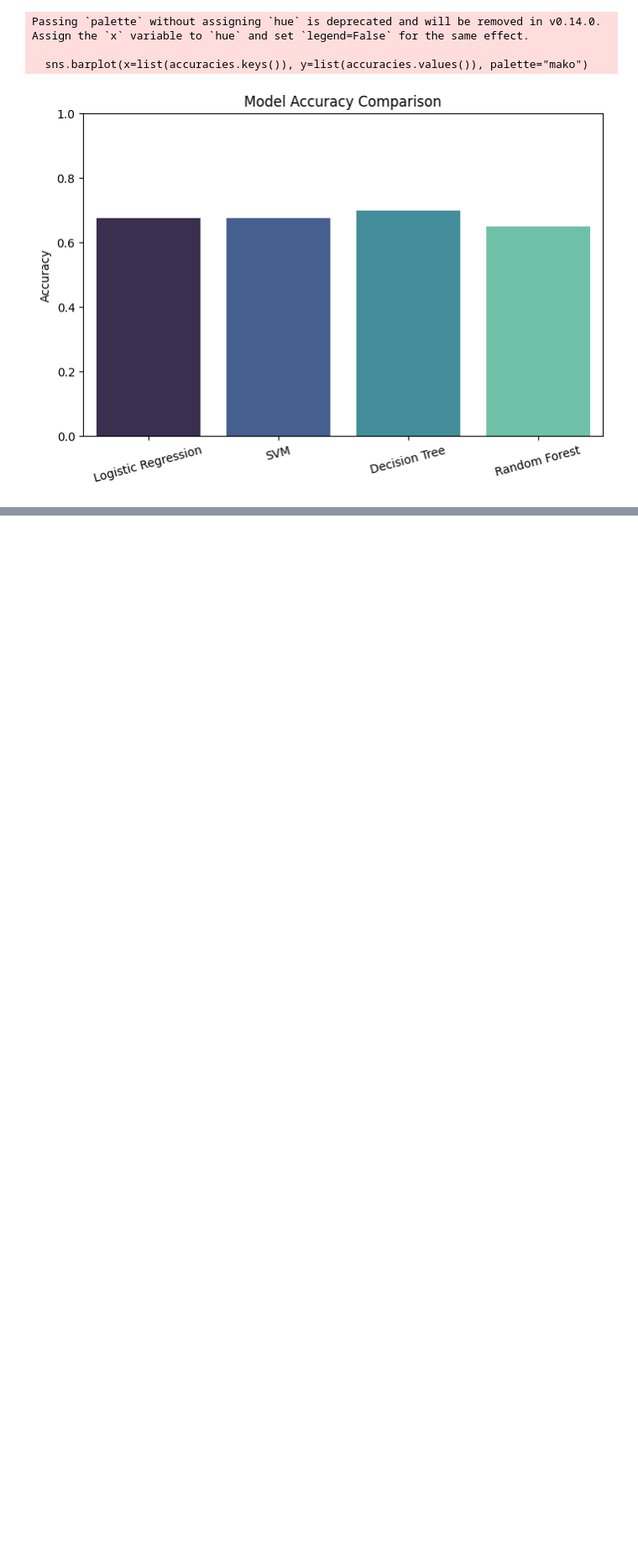
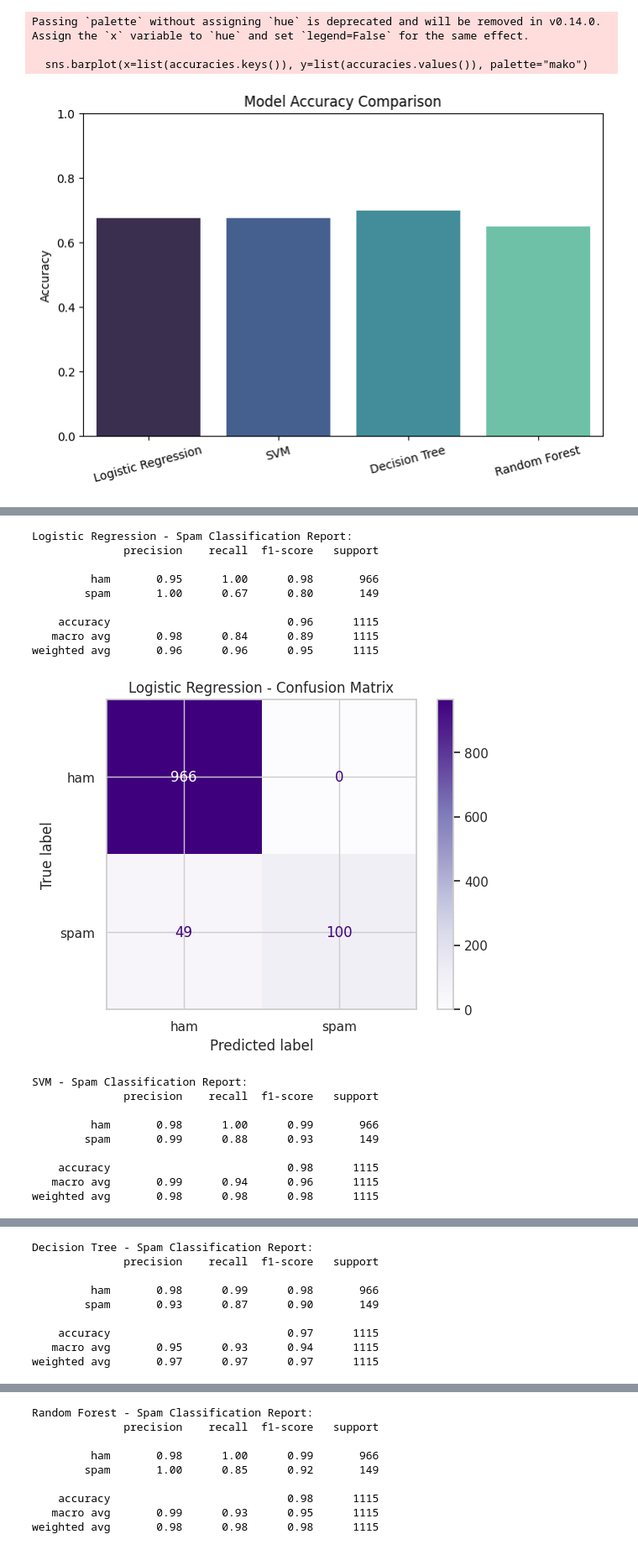
Before and after one commit to omnanda04/Om_MetaSciforTechnology, a Jupyter notebook: MachineLearning.ipynb, the cells around one changed output, grey strips where cells are left out. Shown: that part at 84% size. Saved outputs shown, nothing was run; the diff lists cells and outputs as text; code cells hidden in the pictures; blank space fills up the shorter version.

```diff
--- a/MachineLearning.ipynb
+++ b/MachineLearning.ipynb
@@ -120,0 +162,54 @@ Passing `palette` without assigning `hue` is deprecated and will be removed in v
+# %%
+# Text vectorization using TF-IDF
+tfidf = TfidfVectorizer(stop_words='english')
+X = tfidf.fit_transform(df_spam['Message'])
+y = df_spam['Label']
+
+# Train-test split
+X_train, X_test, y_train, y_test = train_test_split(X, y, test_size=0.2, random_state=42)
+
+# Define models
+models = {
+    "Logistic Regression": LogisticRegression(max_iter=1000, random_state=42),
+    "SVM": SVC(kernel='linear'),
+    "Decision Tree": DecisionTreeClassifier(random_state=42),
+    "Random Forest": RandomForestClassifier(n_estimators=100, random_state=42)
+}
+# %%
+# Train and evaluate models
+spam_accuracies = {}
+
+for name, model in models.items():
+    model.fit(X_train, y_train)
+    y_pred = model.predict(X_test)
+    acc = accuracy_score(y_test, y_pred)
+    spam_accuracies[name] = acc
+
+    print(f"\n{name} - Spam Classification Report:")
+    print(classification_report(y_test, y_pred, target_names=label_encoder.classes_))
+
+    cm = confusion_matrix(y_test, y_pred)
+    disp = ConfusionMatrixDisplay(confusion_matrix=cm, display_labels=label_encoder.classes_)
+    disp.plot(cmap='Purples')
+    plt.title(f"{name} - Confusion Matrix")
+    plt.show()
+# %% [output]
+Logistic Regression - Spam Classification Report:
+              precision    recall  f1-score   support
+
+         ham       0.95      1.00      0.98       966
+        spam       1.00      0.67      0.80       149
+
+    accuracy                           0.96      1115
+   macro avg       0.98      0.84      0.89      1115
+weighted avg       0.96      0.96      0.95      1115
+[figure, added]
+SVM - Spam Classification Report:
+              precision    recall  f1-score   support
+
+         ham       0.98      1.00      0.99       966
+        spam       0.99      0.88      0.93       149
+
+    accuracy                           0.98      1115
+   macro avg       0.99      0.94      0.96      1115
+weighted avg       0.98      0.98      0.98      1115
@@ -120,0 +217,9 @@ Passing `palette` without assigning `hue` is deprecated and will be removed in v
+Decision Tree - Spam Classification Report:
+              precision    recall  f1-score   support
+
+         ham       0.98      0.99      0.98       966
+        spam       0.93      0.87      0.90       149
+
+    accuracy                           0.97      1115
+   macro avg       0.95      0.93      0.94      1115
+weighted avg       0.97      0.97      0.97      1115
@@ -120,0 +227,9 @@ Passing `palette` without assigning `hue` is deprecated and will be removed in v
+Random Forest - Spam Classification Report:
+              precision    recall  f1-score   support
+
+         ham       0.98      1.00      0.99       966
+        spam       1.00      0.85      0.92       149
+
+    accuracy                           0.98      1115
+   macro avg       0.99      0.93      0.95      1115
+weighted avg       0.98      0.98      0.98      1115
```
Also changed, not shown: parts of 5 cells of this notebook.
